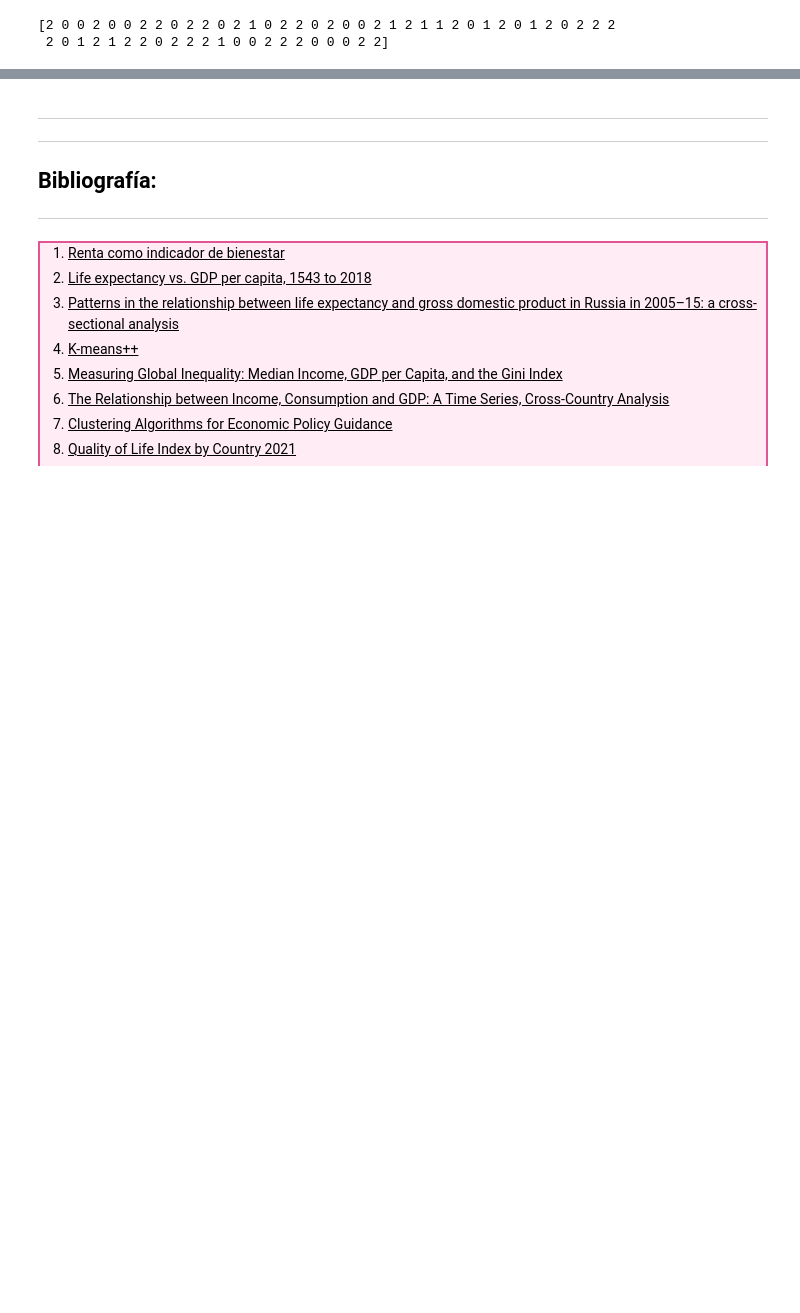
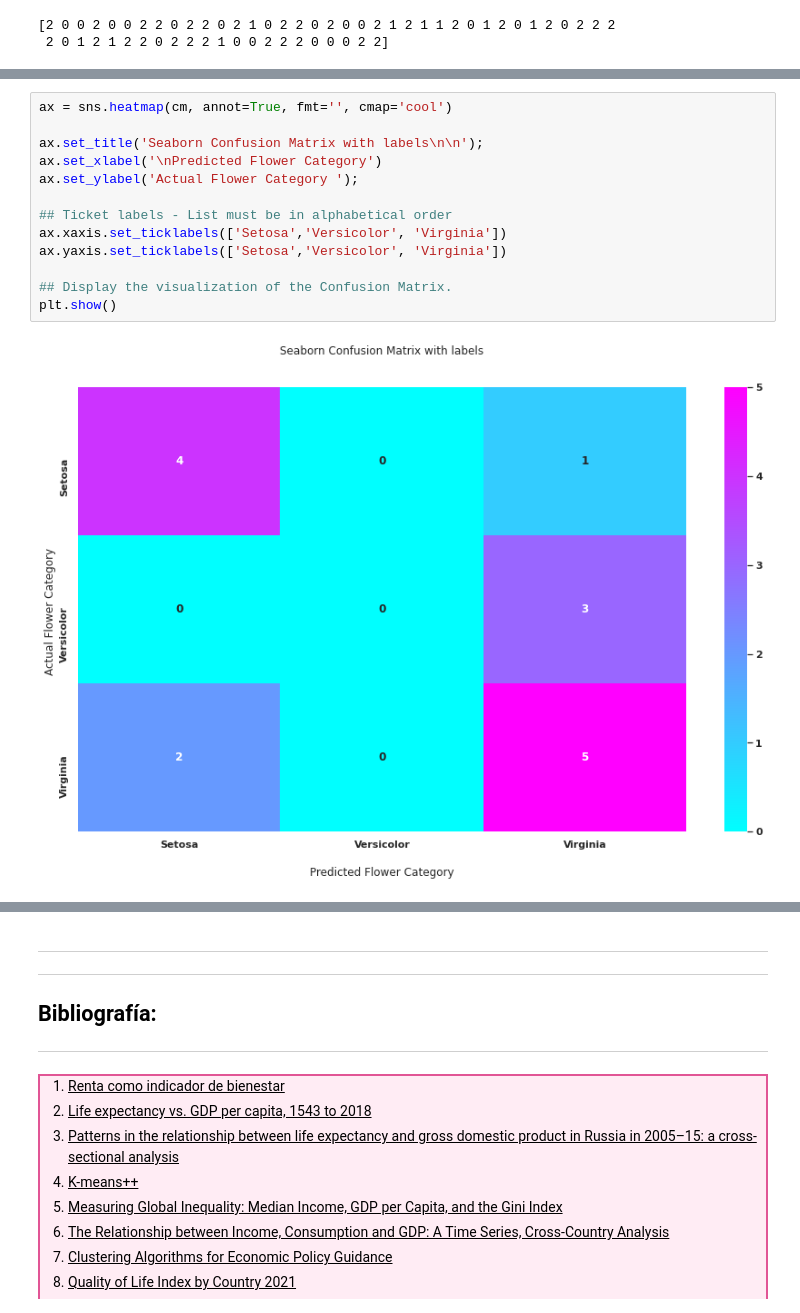
Before and after one commit to PhysTony/ICD_CIDE, a Jupyter notebook: Proyecto/Antonio_Huerta_Montellano_Proyecto.ipynb, the cells around one changed output, grey strips where cells are left out. Cells and saved outputs as stored; diff of their text form; blank space fills up the shorter version.

```diff
--- a/Proyecto/Antonio_Huerta_Montellano_Proyecto.ipynb
+++ b/Proyecto/Antonio_Huerta_Montellano_Proyecto.ipynb
@@ -1524,0 +1527,15 @@ SyntaxError: invalid character in identifier (<ipython-input-69-ca84c7ae64f6>, l
+# %%
+ax = sns.heatmap(cm, annot=True, fmt='', cmap='cool')
+
+ax.set_title('Seaborn Confusion Matrix with labels\n\n');
+ax.set_xlabel('\nPredicted Flower Category')
+ax.set_ylabel('Actual Flower Category ');
+
+## Ticket labels - List must be in alphabetical order
+ax.xaxis.set_ticklabels(['Setosa','Versicolor', 'Virginia'])
+ax.yaxis.set_ticklabels(['Setosa','Versicolor', 'Virginia'])
+
+## Display the visualization of the Confusion Matrix.
+plt.show()
+# %% [output]
+[figure, added]
```
Also changed, not shown: parts of 13 cells of this notebook, 2 other files.
